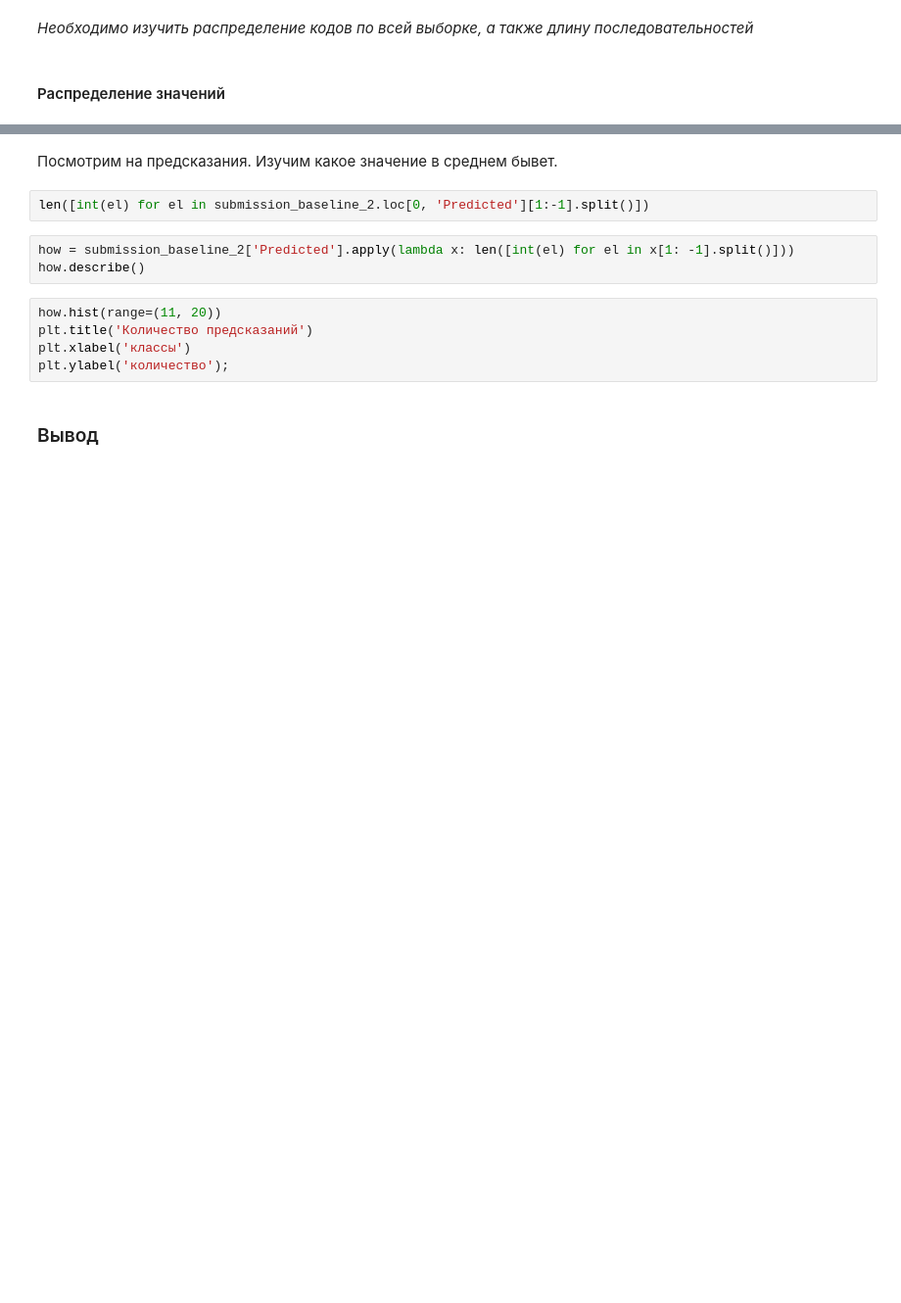
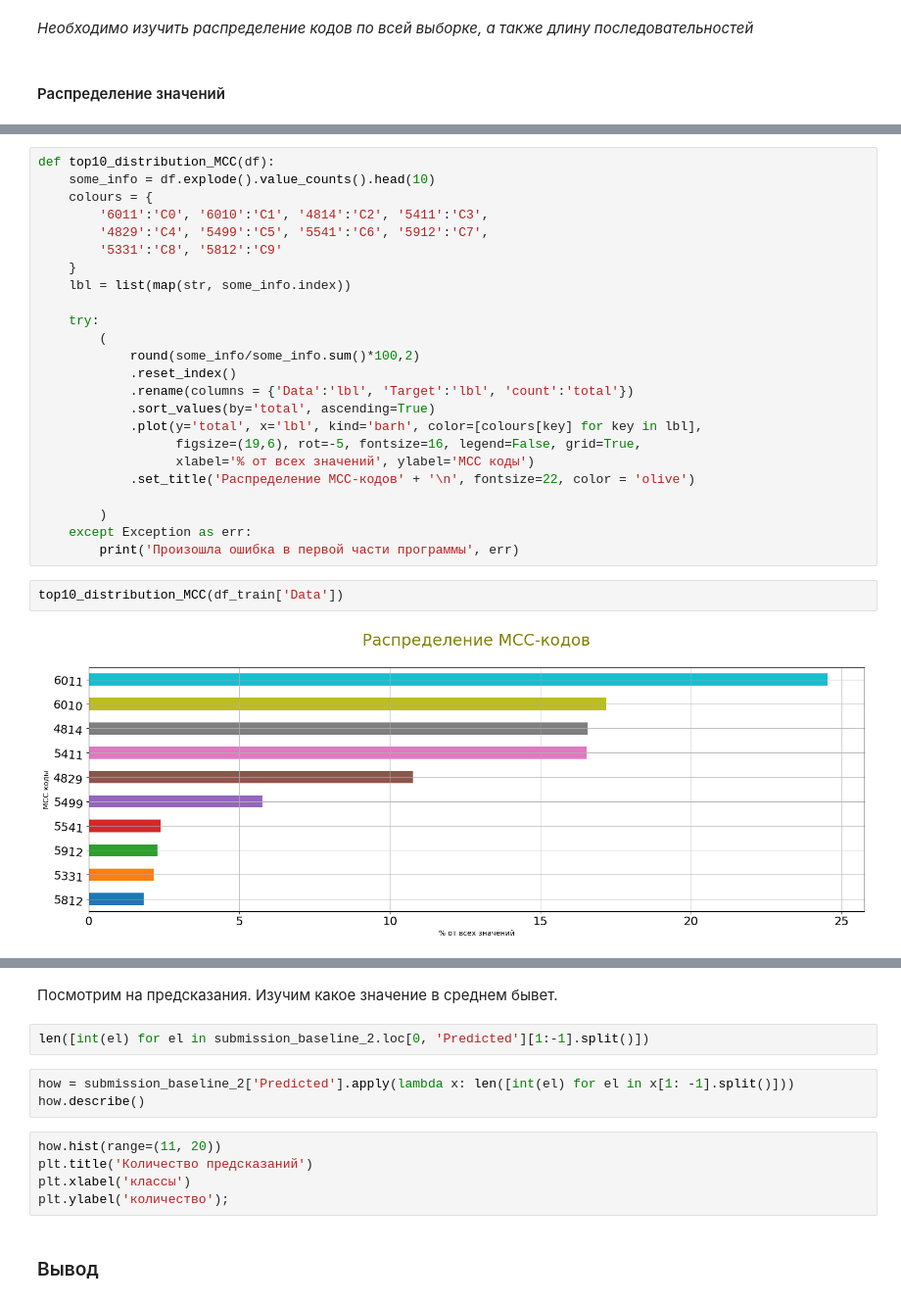
Before and after one commit to observer012/Pet_projects, a Jupyter notebook: kaggle Alfa-bank/Alfa_task.ipynb, the cells around one changed output, grey strips where cells are left out. Shown at 98% size. Cells and saved outputs as stored; diff of their text form; blank space fills up the shorter version.

Commit message:
11. add graph

```diff
--- a/kaggle Alfa-bank/Alfa_task.ipynb
+++ b/kaggle Alfa-bank/Alfa_task.ipynb
@@ -288,0 +308,28 @@ Name: count, dtype: int64
+# %%
+def top10_distribution_MCC(df):
+    some_info = df.explode().value_counts().head(10)
+    colours = {
+        '6011':'C0', '6010':'C1', '4814':'C2', '5411':'C3',
+        '4829':'C4', '5499':'C5', '5541':'C6', '5912':'C7',
+        '5331':'C8', '5812':'C9'
+    }
+    lbl = list(map(str, some_info.index))
+
+    try:
+        (
+            round(some_info/some_info.sum()*100,2)
+            .reset_index()
+            .rename(columns = {'Data':'lbl', 'Target':'lbl', 'count':'total'})
+            .sort_values(by='total', ascending=True)
+            .plot(y='total', x='lbl', kind='barh', color=[colours[key] for key in lbl],
+                  figsize=(19,6), rot=-5, fontsize=16, legend=False, grid=True,
+                  xlabel='% от всех значений', ylabel='MCC коды')
+            .set_title('Распределение MCC-кодов' + '\n', fontsize=22, color = 'olive')
+
+        )
+    except Exception as err:
+        print('Произошла ошибка в первой части программы', err)
+# %%
+top10_distribution_MCC(df_train['Data'])
+# %% [output]
+[figure, added]
```
Also changed, not shown: parts of 11 cells of this notebook.
